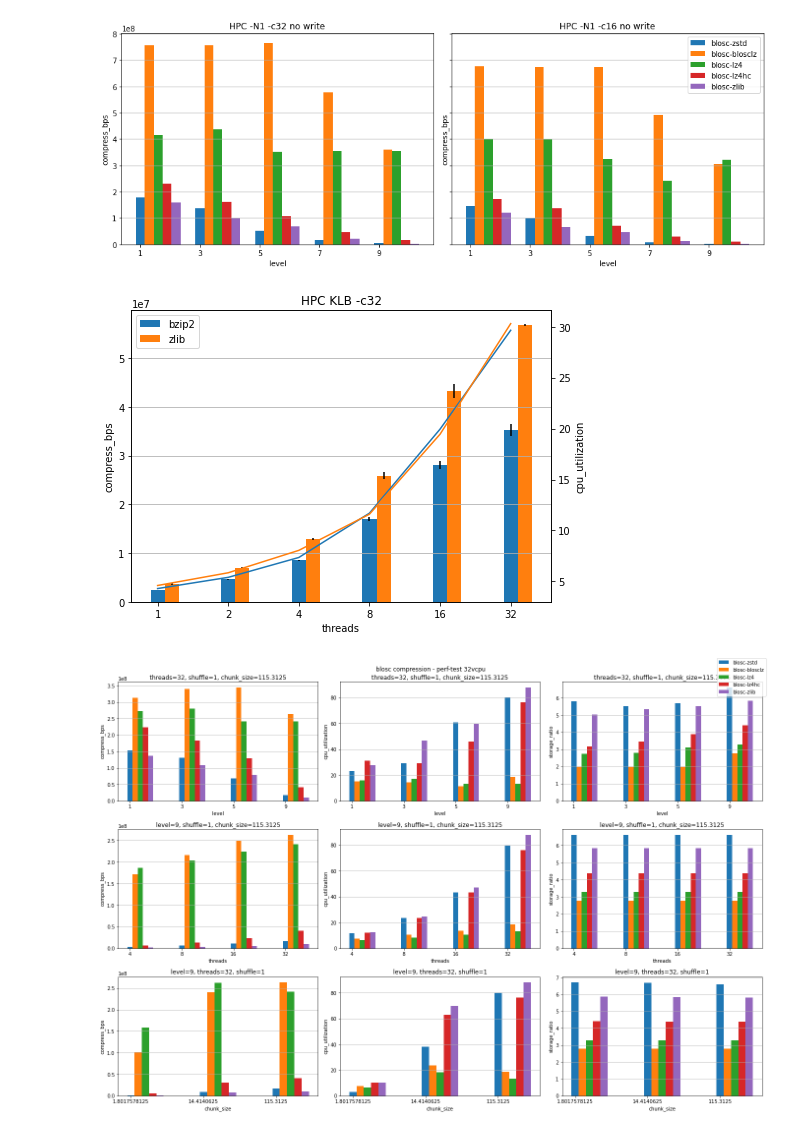
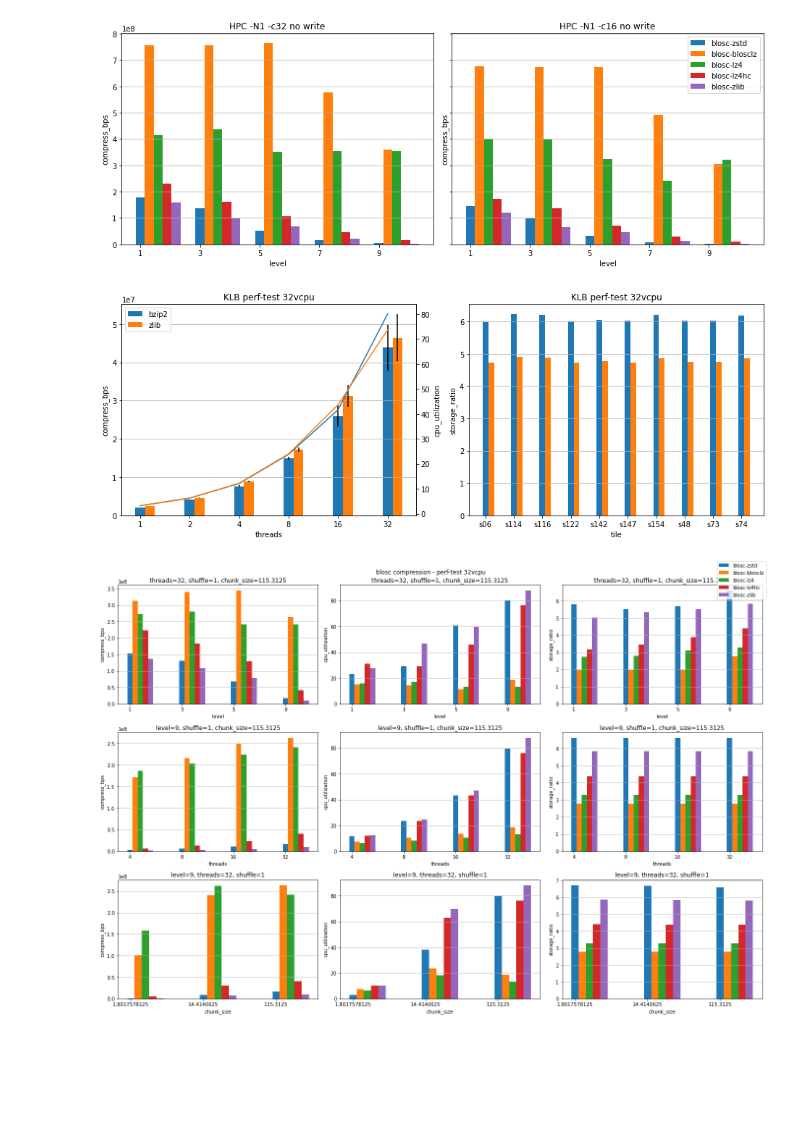
Before and after one commit to AllenNeuralDynamics/lightsheet-compression-tests, a Jupyter notebook: compression_plots.ipynb, the cells around one changed output. Saved outputs shown, nothing was run; the diff lists cells and outputs as text; code cells hidden in the pictures; blank space fills up the shorter version.

Commit message:
update KLB plot with VM test
- the HPC test was only on 2 tiles. It would need to be re-done on the same 10 tiles as the VM test for a fair comparison, so I removed that plot for now.

```diff
--- a/compression_plots.ipynb
+++ b/compression_plots.ipynb
@@ -266,20 +266,31 @@ plt.tight_layout()
 # %% [output]
 [figure]
 # %%
-# Keller-Lab-Block (KLB) format tests on HPC
-# writing compressed data to /local1/tmp/fast/$SLURM_JOB_ID
-
-klb_df = read_df(r"Y:\allen\scratch\aindtemp\cameron.arshadi\klb-compression-metrics-HPC-32c_BrainSlice1_MMStack_Pos33_15_shift.tif.csv")
-
-x_key = 'threads'
-y_key = 'compress_bps'
-
-fig, ax = plt.subplots(figsize=(7,5))
-barplot(klb_df, ax, x_key, y_key, secondary_y_key='cpu_utilization', title='HPC KLB -c32', bar_width=0.2)
-ax.legend()
+# Keller-Lab-Block (KLB) format tests
+# Data was written to /allen/scratch
+fig, ax = plt.subplots(1, 2, figsize=(13,5))
+barplot(
+    read_df(r"Y:\allen\scratch\aindtemp\cameron.arshadi\klb-compression-metrics-perf-test-32vcpu_exm-hemi-brain.zarr.csv"),
+    ax[0],
+    'threads',
+    'compress_bps',
+    secondary_y_key='cpu_utilization',
+    title='KLB perf-test 32vcpu',
+    bar_width=0.2
+)
+barplot(
+    read_df(r"Y:\allen\scratch\aindtemp\cameron.arshadi\klb-compression-metrics-perf-test-32vcpu_exm-hemi-brain.zarr.csv"),
+    ax[1],
+    'tile',
+    'storage_ratio',
+    secondary_y_key=None,
+    title='KLB perf-test 32vcpu',
+    bar_width=0.2
+)
+ax[0].legend(loc='upper left')
 plt.tight_layout()
 # %% [output]
-[figure, old version]
+[figure, new version]
 # %%
 # Tests on perf-test 32vcpu
 # writing compressed data to /tmp/
```
